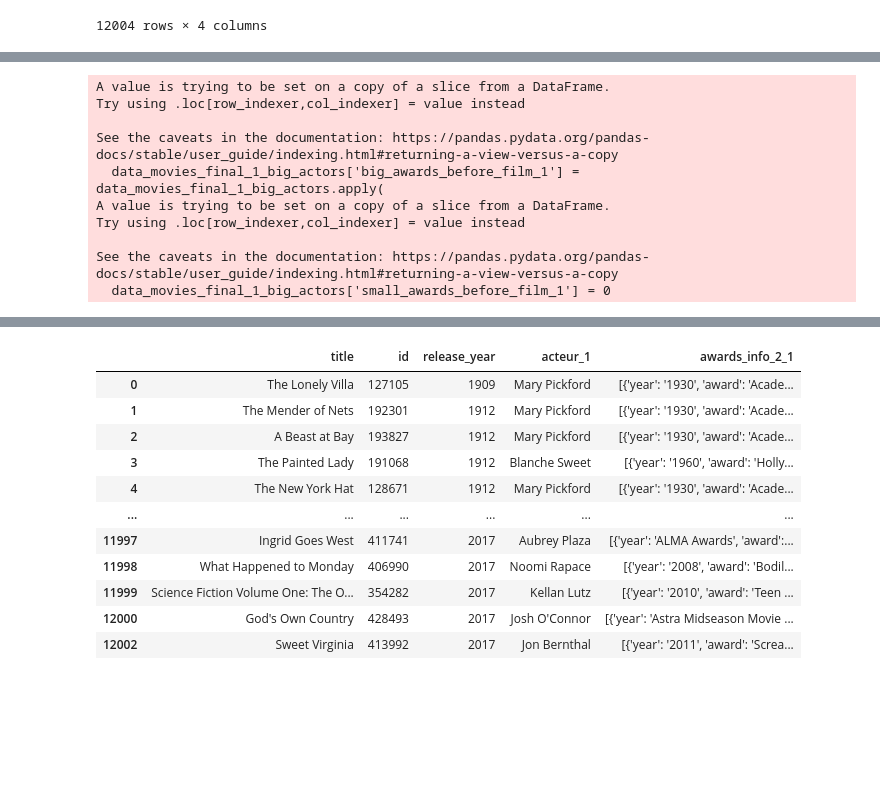
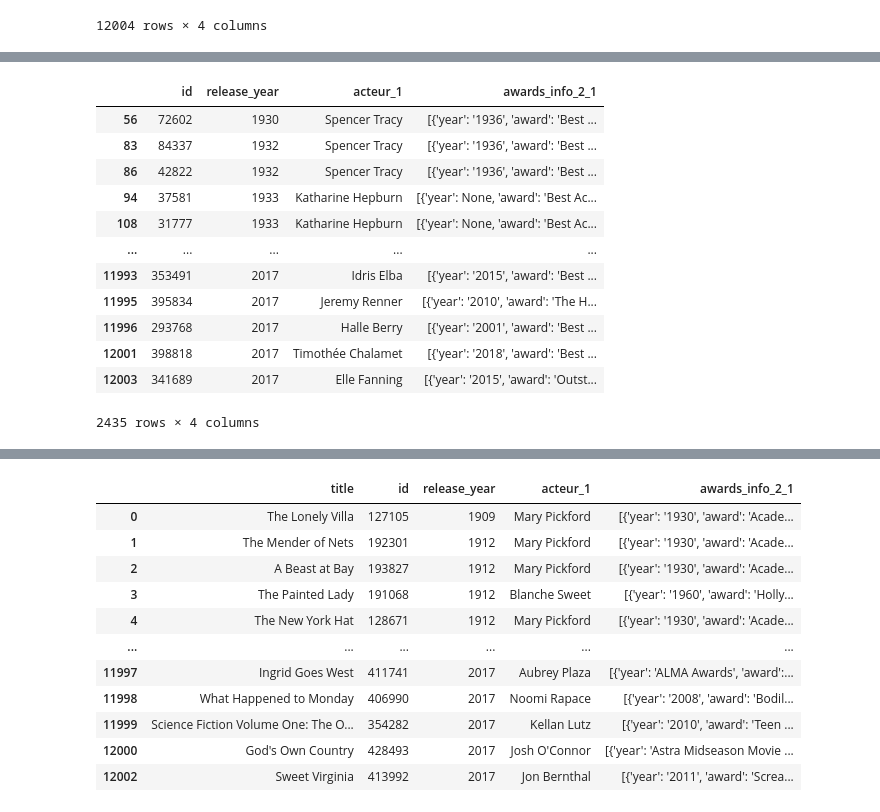
Before and after one commit to mlepennec-ensae/formation_cepe, a Jupyter notebook: Projet/donnees_projet.ipynb, the cells around one changed output, grey strips where cells are left out. Saved outputs shown, nothing was run; the diff lists cells and outputs as text; code cells hidden in the pictures; blank space fills up the shorter version.

```diff
--- a/Projet/donnees_projet.ipynb
+++ b/Projet/donnees_projet.ipynb
@@ -945,3 +944,19 @@ data_movies_final_1_big_actors
+# %%
+df_selected_1_big_actors
+# %% [output]
+|  | id | release_year | acteur_1 | awards_info_2_1 |
+| 56 | 72602 | 1930 | Spencer Tracy | [{'year': '1936', 'award': 'Best ... |
+| 83 | 84337 | 1932 | Spencer Tracy | [{'year': '1936', 'award': 'Best ... |
+| 86 | 42822 | 1932 | Spencer Tracy | [{'year': '1936', 'award': 'Best ... |
+| 94 | 37581 | 1933 | Katharine Hepburn | [{'year': None, 'award': 'Best Ac... |
+| 108 | 31777 | 1933 | Katharine Hepburn | [{'year': None, 'award': 'Best Ac... |
+| ... | ... | ... | ... | ... |
+| 11993 | 353491 | 2017 | Idris Elba | [{'year': '2015', 'award': 'Best ... |
+| 11995 | 395834 | 2017 | Jeremy Renner | [{'year': '2010', 'award': 'The H... |
+| 11996 | 293768 | 2017 | Halle Berry | [{'year': '2001', 'award': 'Best ... |
+| 12001 | 398818 | 2017 | Timothée Chalamet | [{'year': '2018', 'award': 'Best ... |
+| 12003 | 341689 | 2017 | Elle Fanning | [{'year': '2015', 'award': 'Outst... |
+2435 rows × 4 columns
 # %%
 def count_awards_before_film(awards_list, film_year):
     count = 0
@@ -953,20 +968,3 @@ def count_awards_before_film(awards_list, film_year):
             if year_int < film_year:
                 count += 1
     return count
-# %%
-data_movies_final_1_big_actors['big_awards_before_film_1'] = data_movies_final_1_big_actors.apply(
-    lambda row: count_awards_before_film(row['awards_info_2_1'], row['release_year']),
-    axis=1
-)
-data_movies_final_1_big_actors['small_awards_before_film_1'] = 0
-# %% [output]
-A value is trying to be set on a copy of a slice from a DataFrame.
-Try using .loc[row_indexer,col_indexer] = value instead
-
-See the caveats in the documentation: https://pandas.pydata.org/pandas-docs/stable/user_guide/indexing.html#returning-a-view-versus-a-copy
-  data_movies_final_1_big_actors['big_awards_before_film_1'] = data_movies_final_1_big_actors.apply(
-A value is trying to be set on a copy of a slice from a DataFrame.
-Try using .loc[row_indexer,col_indexer] = value instead
-
-See the caveats in the documentation: https://pandas.pydata.org/pandas-docs/stable/user_guide/indexing.html#returning-a-view-versus-a-copy
-  data_movies_final_1_big_actors['small_awards_before_film_1'] = 0
```
Also changed, not shown: parts of 16 cells of this notebook.
